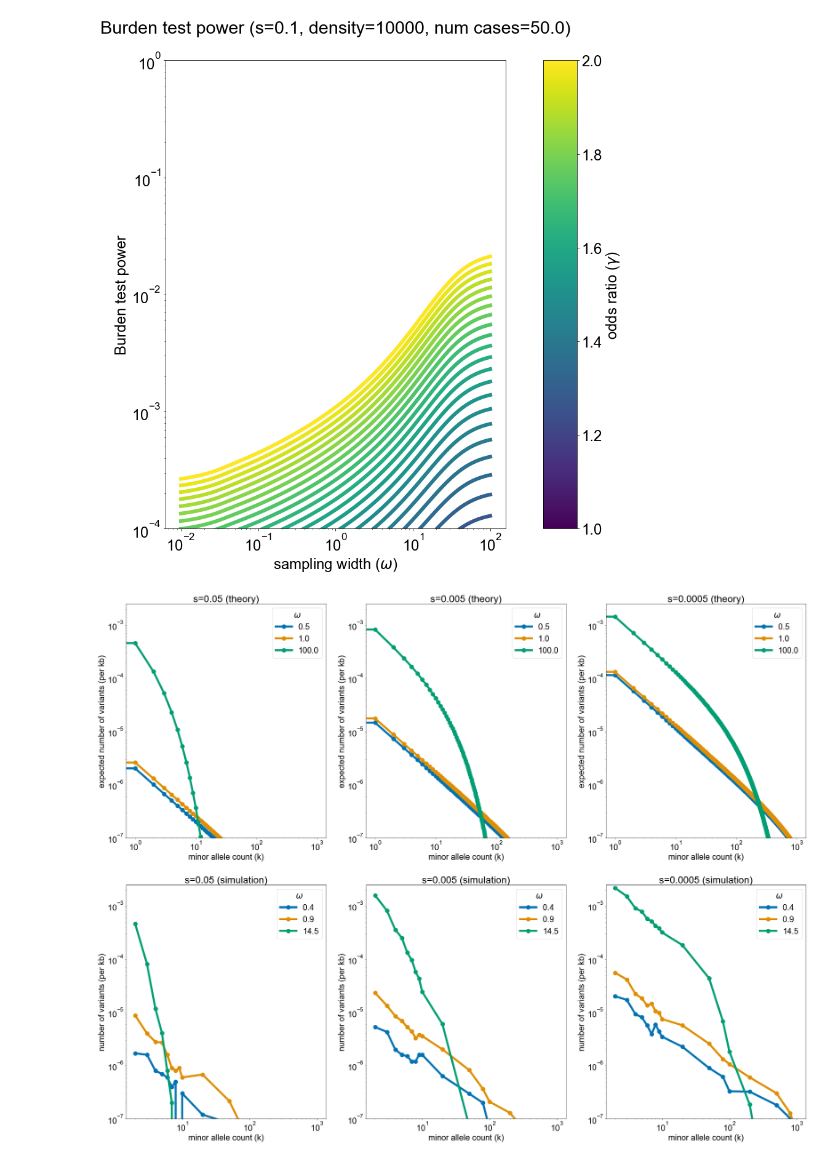
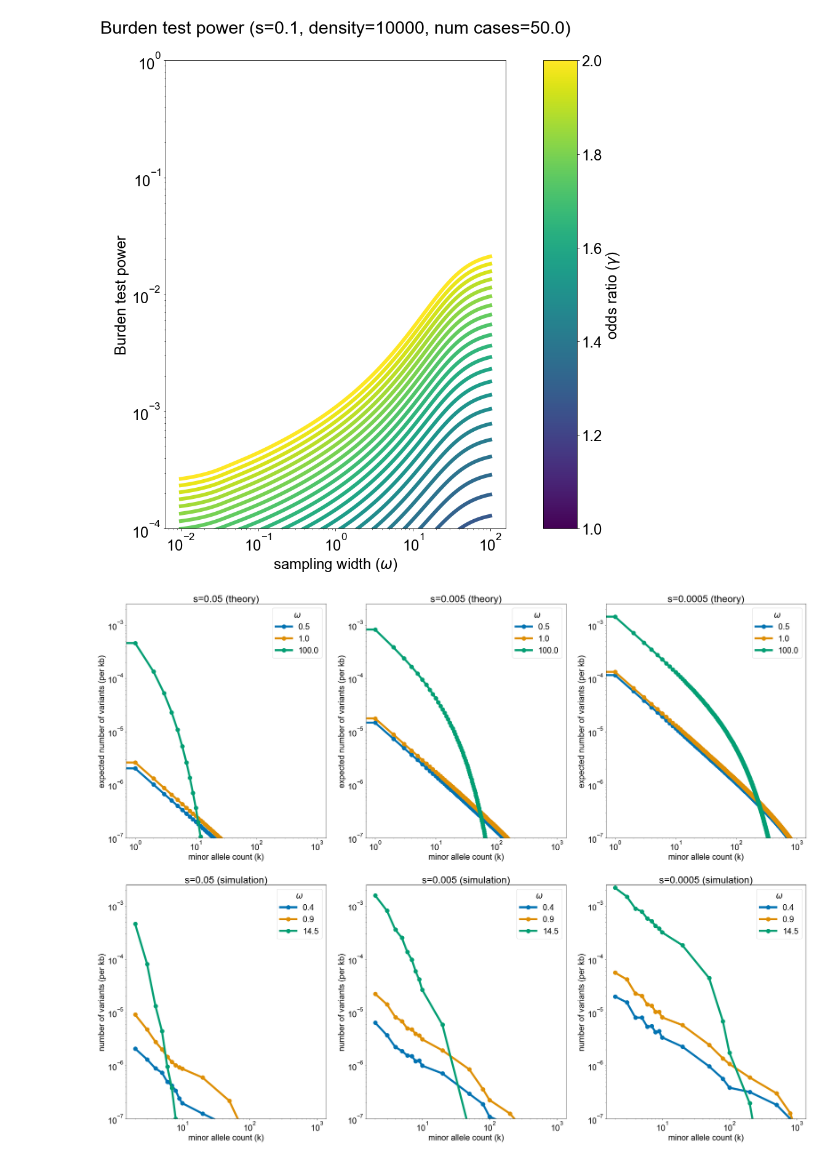
Before and after one commit to dp-rice/spatial-sfs, a Jupyter notebook: theory/plots_all_20230711.ipynb, the cells around one changed output. Cells and saved outputs as stored; diff of their text form; code cells hidden in the pictures.

```diff
--- a/theory/plots_all_20230711.ipynb
+++ b/theory/plots_all_20230711.ipynb
@@ -430,10 +430,10 @@ plt.savefig(save_dir+"burden_s"+str(sval)+"_n"+str(nval)+"_dens"+str(dens)+"_ccr
 
 colors = sns.color_palette("colorblind", 8)
 
-slim_data = pd.read_csv("./slim_sims/summary_df_log.tsv",sep="\t")
-slim_data_s_05 = slim_data[slim_data['s']==-0.05]#.dropna()
-slim_data_s_005 = slim_data[slim_data['s']==-0.005]#.dropna()
-slim_data_s_0005 = slim_data[slim_data['s']==-0.0005]#.dropna()
+slim_data = pd.read_csv("./slim_sims/summary_df_log_v2.tsv",sep="\t")
+slim_data_s_05 = slim_data[slim_data['s']==-0.05*2]#.dropna()
+slim_data_s_005 = slim_data[slim_data['s']==-0.005*2]#.dropna()
+slim_data_s_0005 = slim_data[slim_data['s']==-0.0005*2]#.dropna()
 
 
 colormap = plt.cm.get_cmap('viridis')
@@ -505,31 +505,31 @@ for i in range(num_cols):
             lab_temp = str(vals_realized[2])
         axs[1,2].plot(sfs_temp['allele counts'],sfs_temp['f_per_kb'],color=col_temp,label=lab_temp,marker='o')
 
 
 for i in range(len(s_list)):
     sfs_sg0 = [finite_sfs_k(nval,k,sg_vals[0],s_list[i],sigma_vals,pole_vals,res_vals,D=Dval,N=dens,mu=mu)*1e3 for k in range(0,kmax,step)]
     sfs_sg1 = [finite_sfs_k(nval,k,sg_vals[1],s_list[i],sigma_vals,pole_vals,res_vals,D=Dval,N=dens,mu=mu)*1e3 for k in range(0,kmax,step)]
     sfs_sg2 = [finite_sfs_k(nval,k,sg_vals[2],s_list[i],sigma_vals,pole_vals,res_vals,D=Dval,N=dens,mu=mu)*1e3 for k in range(0,kmax,step)]
     # omega in units of the dispersal distance
     axs[0,i].plot(range(0,kmax,step),sfs_sg0,label=str(round(sg_vals[0]/4.08,1)),marker='o',color=colors[0])
     axs[0,i].plot(range(0,kmax,step),sfs_sg1,label=str(round(sg_vals[1]/4.08,1)),marker='o',color=colors[1])
     axs[0,i].plot(range(0,kmax,step),sfs_sg2,label=str(round(sg_vals[2]/4.08,1)),marker='o',color=colors[2])
     axs[0,i].set_xscale("log")
     axs[0,i].set_yscale("log")
     axs[0,i].set_ylim(1e-7,0.0025)
     axs[0,i].legend(title=r"$\omega$")
     axs[0,i].set_title("s="+str(s_list[i])+" (theory)")
     axs[0,i].set_xlabel("minor allele count (k)")
     axs[0,i].set_ylabel("expected number of variants (per kb)")
 #     axs[0,i].set_xlim(1e0,1e3)
     axs[1,i].set_title("s="+str(s_list[i])+" (simulation)")
     axs[1,i].set_xlabel("minor allele count (k)")
     axs[1,i].set_ylabel("number of variants (per kb)")
     axs[1,i].set_xscale("log")
     axs[1,i].set_yscale("log")
     axs[1,i].set_ylim(1e-7,0.0025)
     axs[1,i].legend(title=r"$\omega$")
 
 plt.savefig(save_dir+"slim_sims_withtheory.pdf")
 # %% [output]
-[figure, old version]
+[figure, new version]
```
Also changed, not shown: parts of 1 cell of this notebook, 1 other file.
